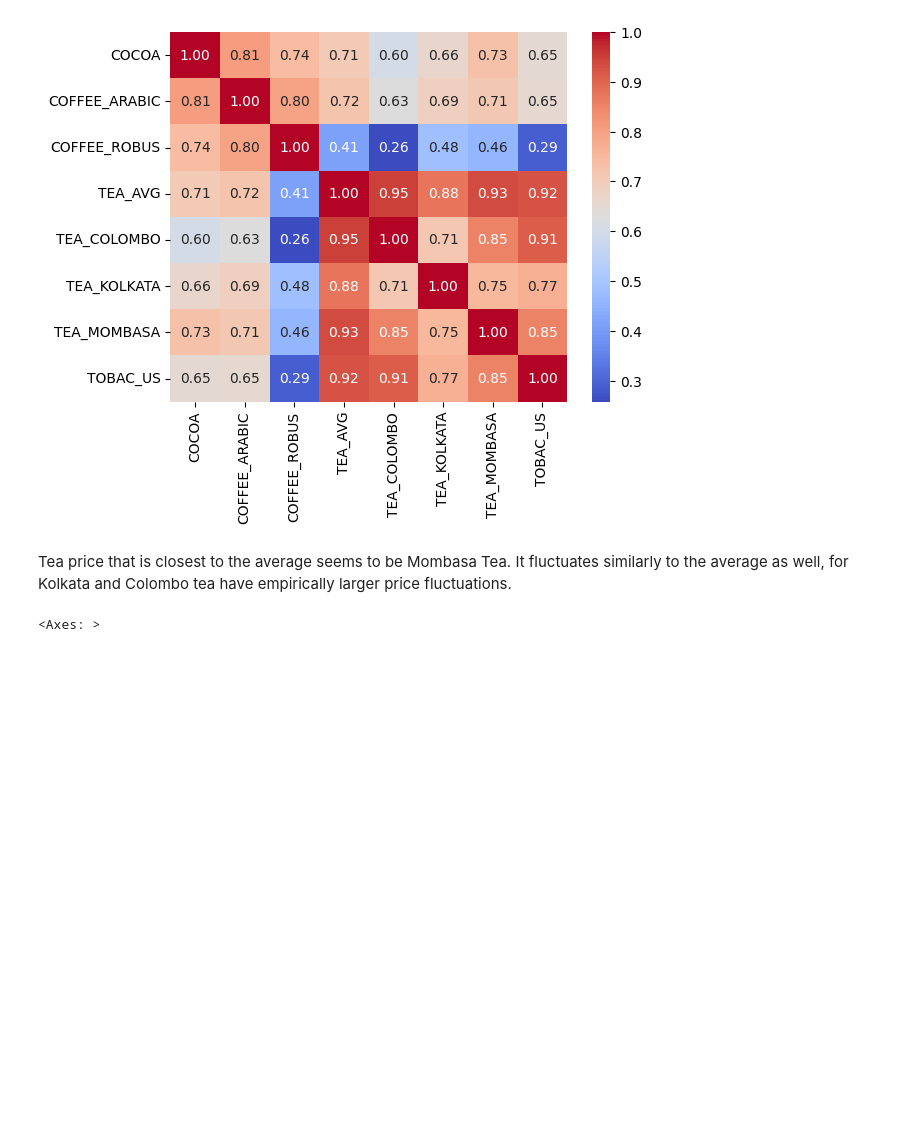
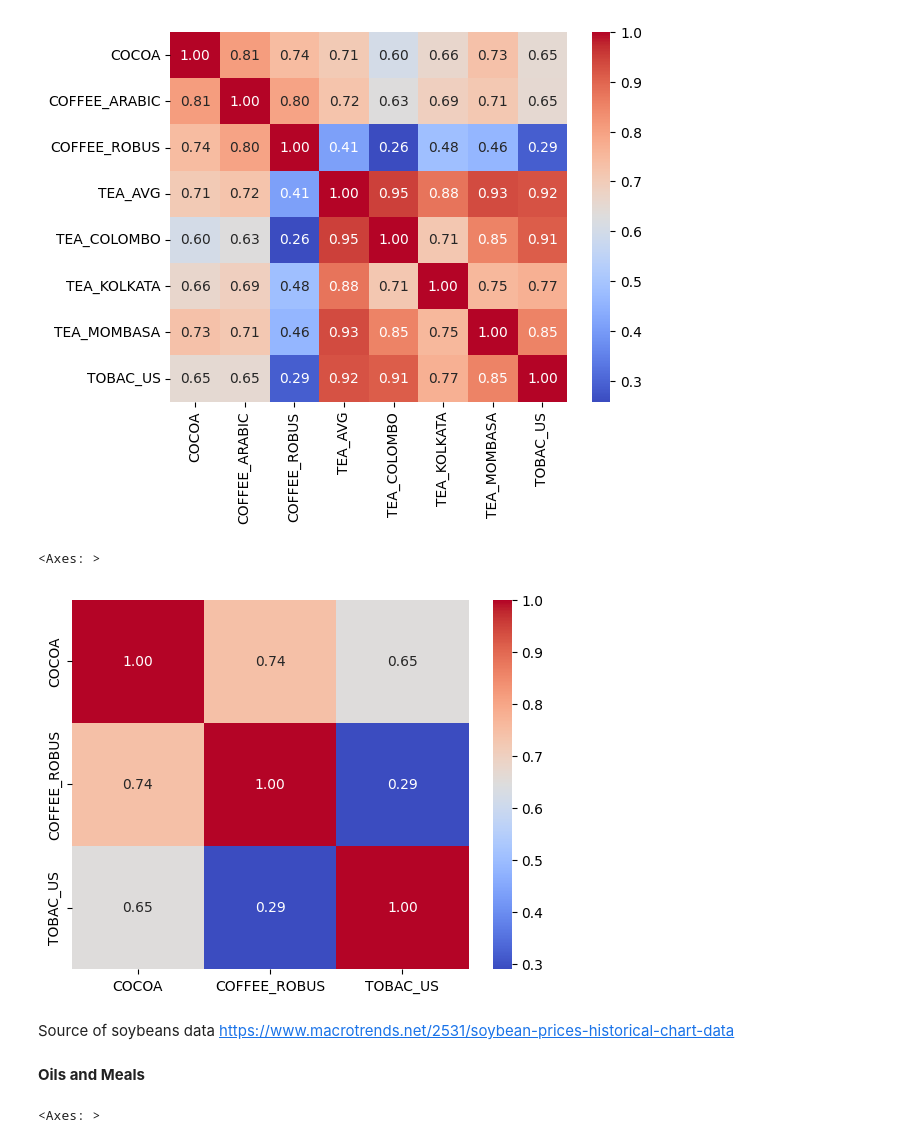
Before and after one commit to benbesthof/GoldenModel, a Jupyter notebook: COMSEDA.ipynb, the cells around one changed output. Saved outputs shown, nothing was run; the diff lists cells and outputs as text; code cells hidden in the pictures; blank space fills up the shorter version.

```diff
--- a/COMSEDA.ipynb
+++ b/COMSEDA.ipynb
@@ -296,8 +561,18 @@ sns.heatmap(ccorr, annot=True, cmap='coolwarm', fmt = '.2f')
 # %% [output]
 <Axes: >
 [figure]
-# %% [markdown]
-Tea price that is closest to the average seems to be Mombasa Tea. It fluctuates similarly to the average as well, for Kolkata and Colombo tea have empirically larger price fluctuations.
+# %%
+caff = ['COCOA',  'COFFEE_ROBUS', 'TOBAC_US']
+ccorr = df[caff].corr()
+sns.heatmap(ccorr, annot=True, cmap='coolwarm', fmt = '.2f')
+# %% [output]
+<Axes: >
+[figure, added]
+# %% [markdown]
+Source of soybeans data
+https://www.macrotrends.net/2531/soybean-prices-historical-chart-data
+# %% [markdown]
+**Oils and Meals**
 # %%
 sns.heatmap(ocorr, annot=True, cmap='coolwarm', fmt = '.2f')
 # %% [output]
```
Also changed, not shown: parts of 48 cells of this notebook, 8 other files.
